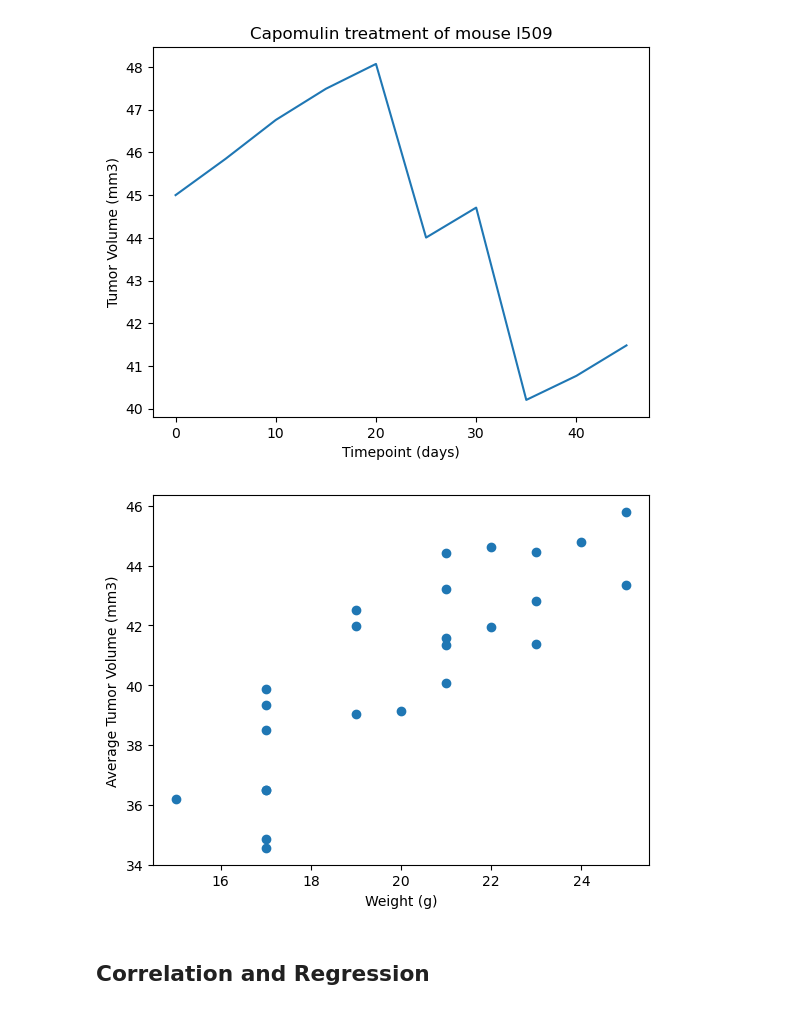
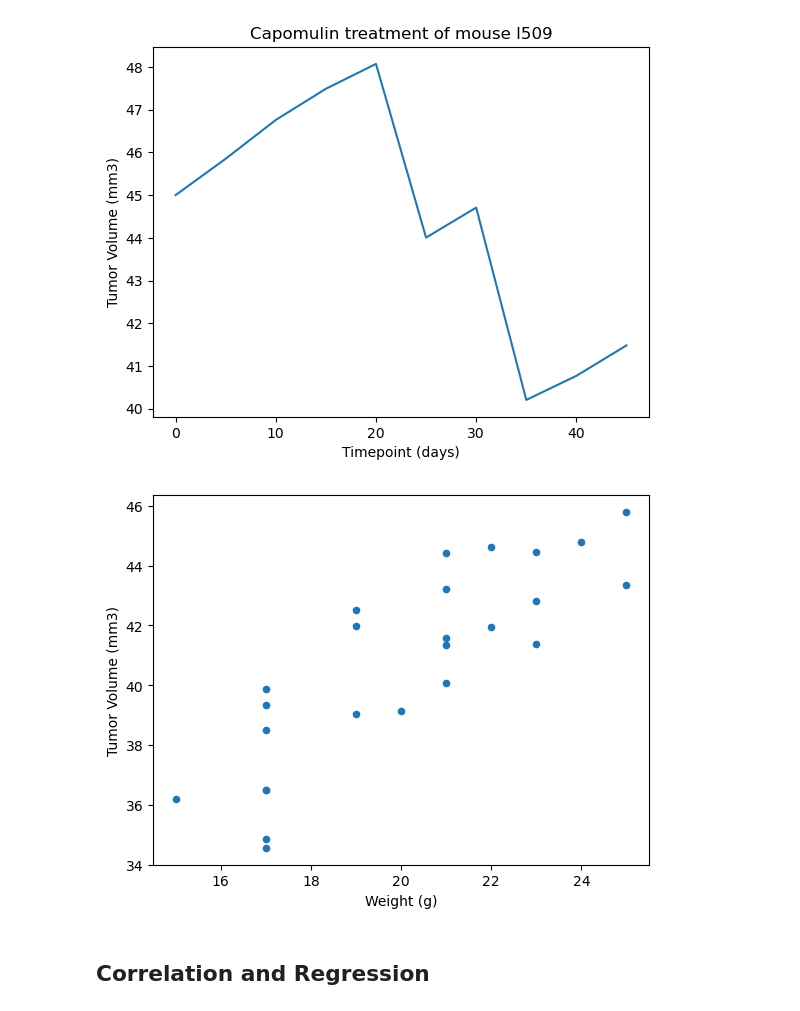
Before and after one commit to masonwiki/matplotlib-challenge, a Jupyter notebook: Pymaceuticals/pymaceuticals_starter.ipynb, the cells around one changed output. Saved outputs shown, nothing was run; the diff lists cells and outputs as text; code cells hidden in the pictures.

```diff
--- a/Pymaceuticals/pymaceuticals_starter.ipynb
+++ b/Pymaceuticals/pymaceuticals_starter.ipynb
@@ -61,2 +69,3 @@ array(['g989'], dtype=object)
 # %%
 # Create a clean DataFrame by dropping the duplicate mouse by its ID.
+merged = merged[merged["Mouse ID"] != "g989"]
@@ -170,12 +259,24 @@ Ceftamin's potential outliers: Series([], Name: Tumor Volume (mm3), dtype: float
 ## Line and Scatter Plots
 # %%
 # Generate a line plot of tumor volume vs. time point for a single mouse treated with Capomulin
+capomulin = merged.loc[merged["Drug Regimen"] == "Capomulin", :]
+single = "l509"
+plots = capomulin.loc[capomulin["Mouse ID"] == single,:]
+
+plt.plot(plots["Timepoint"], plots["Tumor Volume (mm3)"])
+plt.xlabel("Timepoint (days)")
+plt.ylabel("Tumor Volume (mm3)")
+plt.title(f"Capomulin treatment of mouse l509")
+plt.show()
 # %% [output]
 [figure]
 # %%
 # Generate a scatter plot of mouse weight vs. the average observed tumor volume for the entire Capomulin regimen
+weight = capomulin.groupby("Mouse ID").mean()
+weight.plot(kind="scatter", x="Weight (g)", y="Tumor Volume (mm3)")
+plt.show()
 # %% [output]
-[figure, old version]
+[figure, new version]
 # %% [markdown]
 ## Correlation and Regression
 # %%
```
Also changed, not shown: parts of 17 cells of this notebook.
